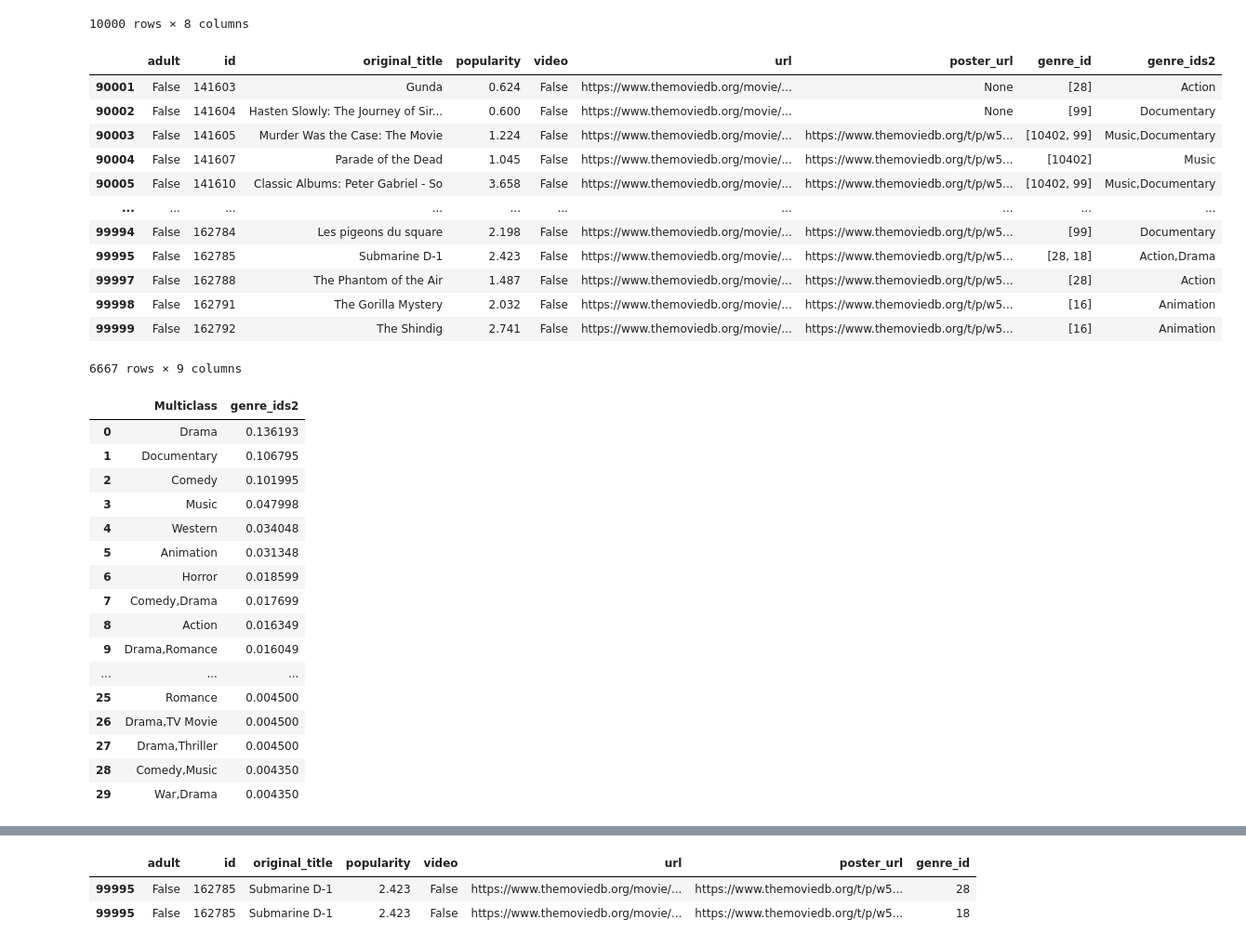
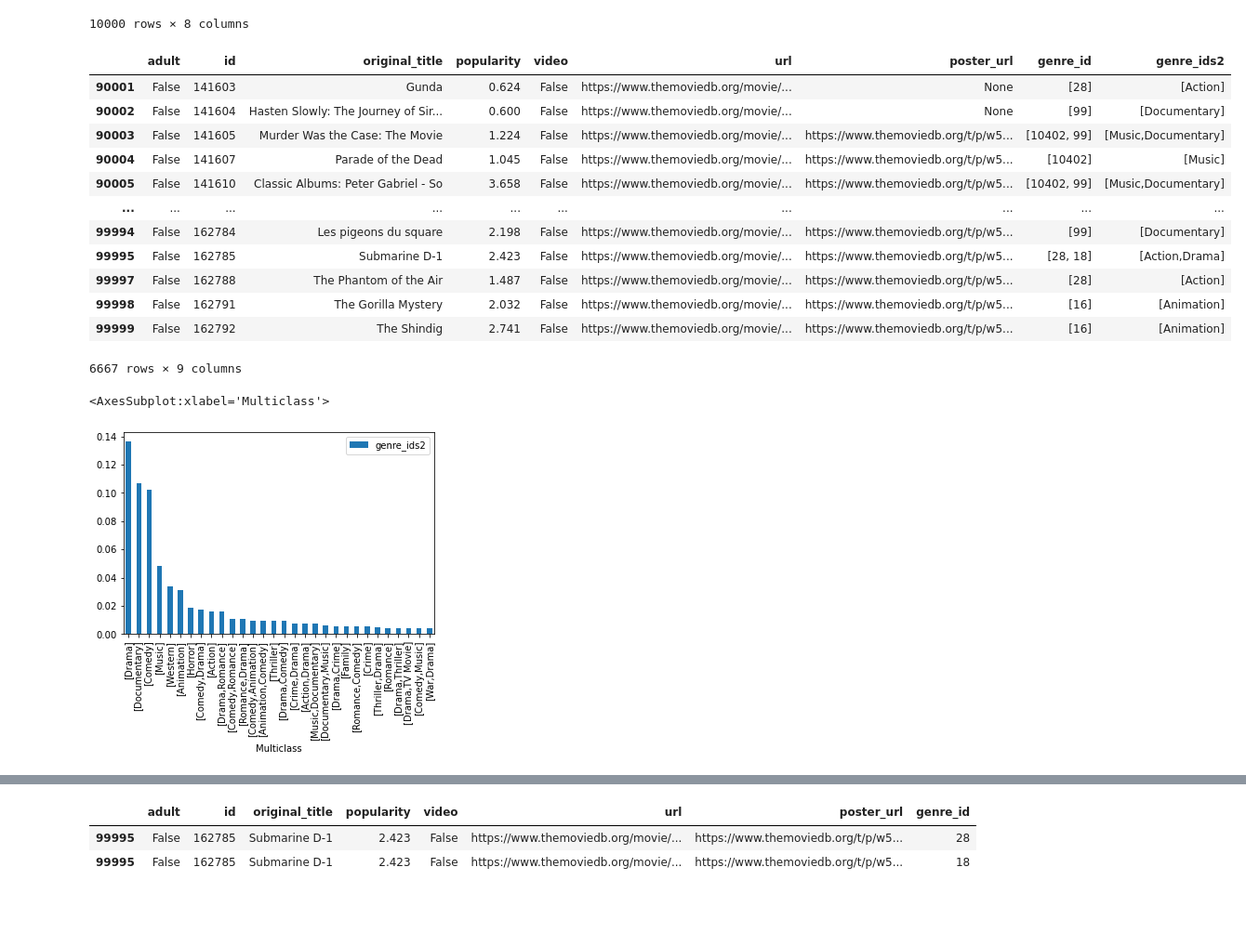
Before and after one commit to rainerenglisch/AIDA_movie_genre, a Jupyter notebook: notebooks/movie_paquet.ipynb, the cells around one changed output, grey strips where cells are left out. Shown: that part at 93% size. Cells and saved outputs as stored; diff of their text form; code cells hidden in the pictures; blank space fills up the shorter version.

```diff
--- a/notebooks/movie_paquet.ipynb
+++ b/notebooks/movie_paquet.ipynb
@@ -54,48 +54,45 @@ map_gender={"28":"Action",
 "9648":"Mystery",
 "10749":"Romance",
 "878"	:"Science Fiction",
 "10770":"TV Movie",
 "53":"Thriller",
 "10752":"War",
 "37":"Western" }
 
 def map_multiclass(x):
 
   tmp=[]
 
 
   for y in x.split(","):
 
     y=y.replace('[', '')
     y=y.replace(']', '')
     y=y.replace(' ', '')
 
     if y in map_gender:
      tmp.append(map_gender[y])
 
 
 
-  return ','.join(tmp)
+  return [','.join(tmp)]
 
 
 movies['genre_ids2']=movies['genre_id'].apply(lambda x: map_multiclass(x))
-
-
-
 movies
 # %% [output]
 |  | adult | id | original_title | popularity | video | url | poster_url | genre_id | genre_ids2 |
-| 90001 | False | 141603 | Gunda | 0.624 | False | https://www.themoviedb.org/movie/... | None | [28] | Action |
-| 90002 | False | 141604 | Hasten Slowly: The Journey of Sir... | 0.600 | False | https://www.themoviedb.org/movie/... | None | [99] | Documentary |
-| 90003 | False | 141605 | Murder Was the Case: The Movie | 1.224 | False | https://www.themoviedb.org/movie/... | https://www.themoviedb.org/t/p/w5... | [10402, 99] | Music,Documentary |
-| 90004 | False | 141607 | Parade of the Dead | 1.045 | False | https://www.themoviedb.org/movie/... | https://www.themoviedb.org/t/p/w5... | [10402] | Music |
-| 90005 | False | 141610 | Classic Albums: Peter Gabriel - So | 3.658 | False | https://www.themoviedb.org/movie/... | https://www.themoviedb.org/t/p/w5... | [10402, 99] | Music,Documentary |
+| 90001 | False | 141603 | Gunda | 0.624 | False | https://www.themoviedb.org/movie/... | None | [28] | [Action] |
+| 90002 | False | 141604 | Hasten Slowly: The Journey of Sir... | 0.600 | False | https://www.themoviedb.org/movie/... | None | [99] | [Documentary] |
+| 90003 | False | 141605 | Murder Was the Case: The Movie | 1.224 | False | https://www.themoviedb.org/movie/... | https://www.themoviedb.org/t/p/w5... | [10402, 99] | [Music,Documentary] |
+| 90004 | False | 141607 | Parade of the Dead | 1.045 | False | https://www.themoviedb.org/movie/... | https://www.themoviedb.org/t/p/w5... | [10402] | [Music] |
+| 90005 | False | 141610 | Classic Albums: Peter Gabriel - So | 3.658 | False | https://www.themoviedb.org/movie/... | https://www.themoviedb.org/t/p/w5... | [10402, 99] | [Music,Documentary] |
 | ... | ... | ... | ... | ... | ... | ... | ... | ... | ... |
-| 99994 | False | 162784 | Les pigeons du square | 2.198 | False | https://www.themoviedb.org/movie/... | https://www.themoviedb.org/t/p/w5... | [99] | Documentary |
-| 99995 | False | 162785 | Submarine D-1 | 2.423 | False | https://www.themoviedb.org/movie/... | https://www.themoviedb.org/t/p/w5... | [28, 18] | Action,Drama |
-| 99997 | False | 162788 | The Phantom of the Air | 1.487 | False | https://www.themoviedb.org/movie/... | https://www.themoviedb.org/t/p/w5... | [28] | Action |
-| 99998 | False | 162791 | The Gorilla Mystery | 2.032 | False | https://www.themoviedb.org/movie/... | https://www.themoviedb.org/t/p/w5... | [16] | Animation |
-| 99999 | False | 162792 | The Shindig | 2.741 | False | https://www.themoviedb.org/movie/... | https://www.themoviedb.org/t/p/w5... | [16] | Animation |
+| 99994 | False | 162784 | Les pigeons du square | 2.198 | False | https://www.themoviedb.org/movie/... | https://www.themoviedb.org/t/p/w5... | [99] | [Documentary] |
+| 99995 | False | 162785 | Submarine D-1 | 2.423 | False | https://www.themoviedb.org/movie/... | https://www.themoviedb.org/t/p/w5... | [28, 18] | [Action,Drama] |
+| 99997 | False | 162788 | The Phantom of the Air | 1.487 | False | https://www.themoviedb.org/movie/... | https://www.themoviedb.org/t/p/w5... | [28] | [Action] |
+| 99998 | False | 162791 | The Gorilla Mystery | 2.032 | False | https://www.themoviedb.org/movie/... | https://www.themoviedb.org/t/p/w5... | [16] | [Animation] |
+| 99999 | False | 162792 | The Shindig | 2.741 | False | https://www.themoviedb.org/movie/... | https://www.themoviedb.org/t/p/w5... | [16] | [Animation] |
 6667 rows × 9 columns
 # %%
 
@@ -104,22 +101,8 @@ movies
 ## Toop 30 multiclasses
 
 top30=pd.DataFrame(movies.genre_ids2.value_counts(normalize=True).sort_values(ascending=False)[0:30]).reset_index().rename(columns={'index': 'Multiclass'})
-top30
+
+top30.plot.bar( x='Multiclass', y='genre_ids2')
 # %% [output]
-|  | Multiclass | genre_ids2 |
-| 0 | Drama | 0.136193 |
-| 1 | Documentary | 0.106795 |
-| 2 | Comedy | 0.101995 |
-| 3 | Music | 0.047998 |
-| 4 | Western | 0.034048 |
-| 5 | Animation | 0.031348 |
-| 6 | Horror | 0.018599 |
-| 7 | Comedy,Drama | 0.017699 |
-| 8 | Action | 0.016349 |
-| 9 | Drama,Romance | 0.016049 |
-| ... | ... | ... |
-| 25 | Romance | 0.004500 |
-| 26 | Drama,TV Movie | 0.004500 |
-| 27 | Drama,Thriller | 0.004500 |
-| 28 | Comedy,Music | 0.004350 |
-| 29 | War,Drama | 0.004350 |
+<AxesSubplot:xlabel='Multiclass'>
+[figure, added]
```
Also changed, not shown: parts of 6 cells of this notebook.
